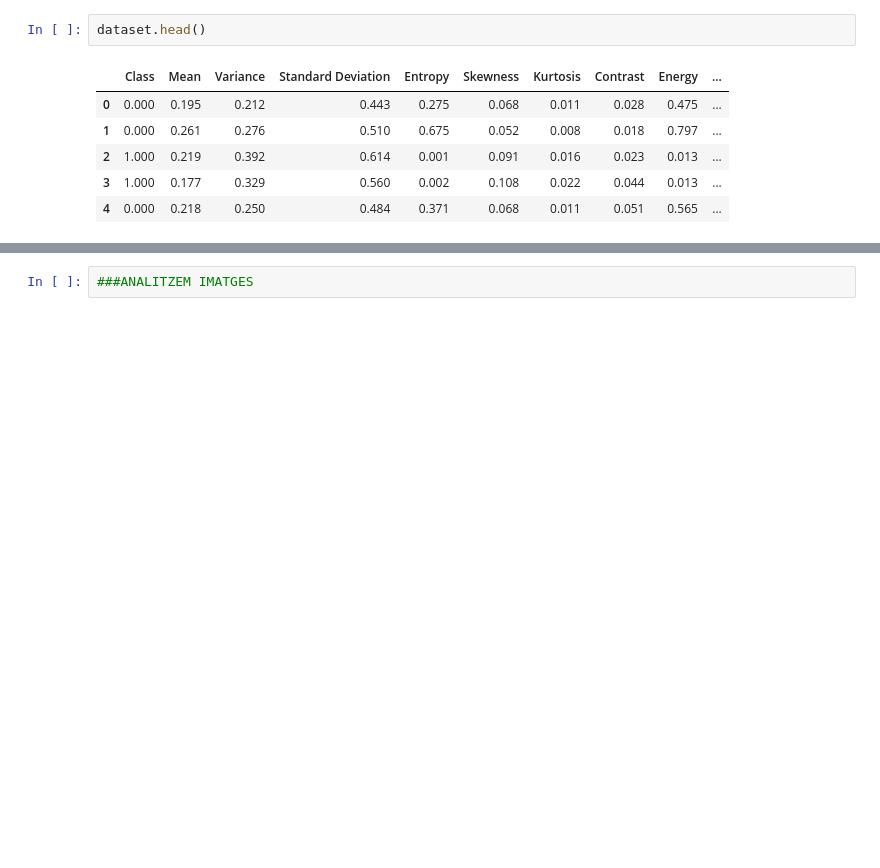
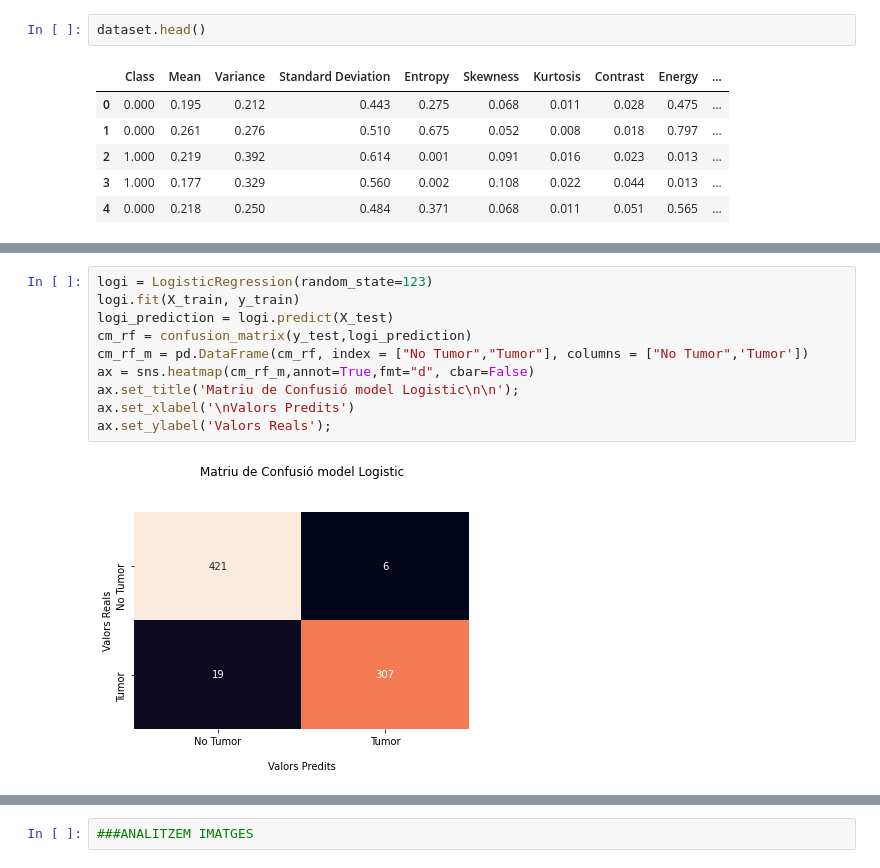
Before and after one commit to MarcLlopart/Predicting-Brain-Tumors-with-ML, a Jupyter notebook: BrainTumor.ipynb, the cells around one changed output, grey strips where cells are left out. Saved outputs shown, nothing was run; the diff lists cells and outputs as text; blank space fills up the shorter version.

```diff
--- a/BrainTumor.ipynb
+++ b/BrainTumor.ipynb
@@ -439,0 +456,12 @@ Text(33.0, 0.5, 'True Value')
+# %%
+logi = LogisticRegression(random_state=123)
+logi.fit(X_train, y_train)
+logi_prediction = logi.predict(X_test)
+cm_rf = confusion_matrix(y_test,logi_prediction)
+cm_rf_m = pd.DataFrame(cm_rf, index = ["No Tumor","Tumor"], columns = ["No Tumor",'Tumor'])
+ax = sns.heatmap(cm_rf_m,annot=True,fmt="d", cbar=False)
+ax.set_title('Matriu de Confusió model Logistic\n\n');
+ax.set_xlabel('\nValors Predits')
+ax.set_ylabel('Valors Reals');
+# %% [output]
+[figure, added]
```
Also changed, not shown: parts of 17 cells of this notebook.
